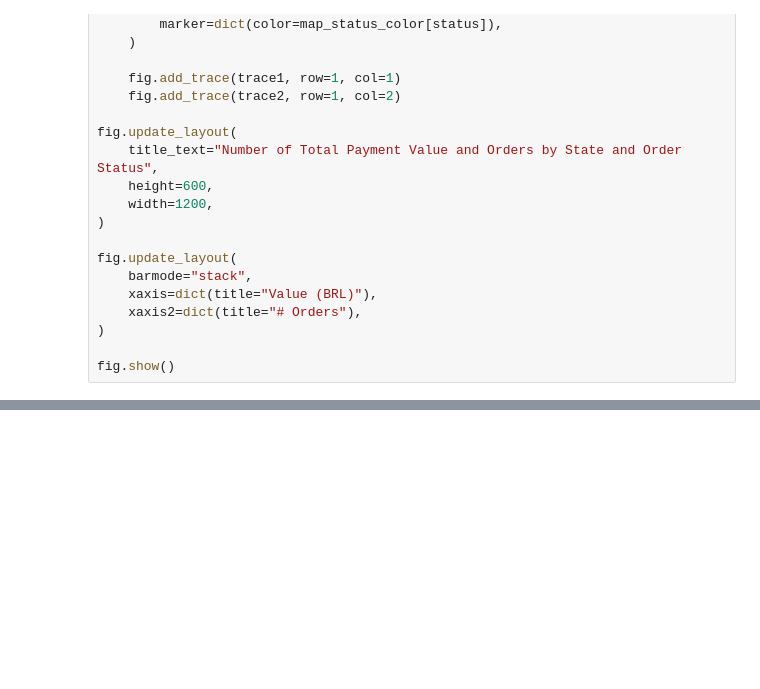
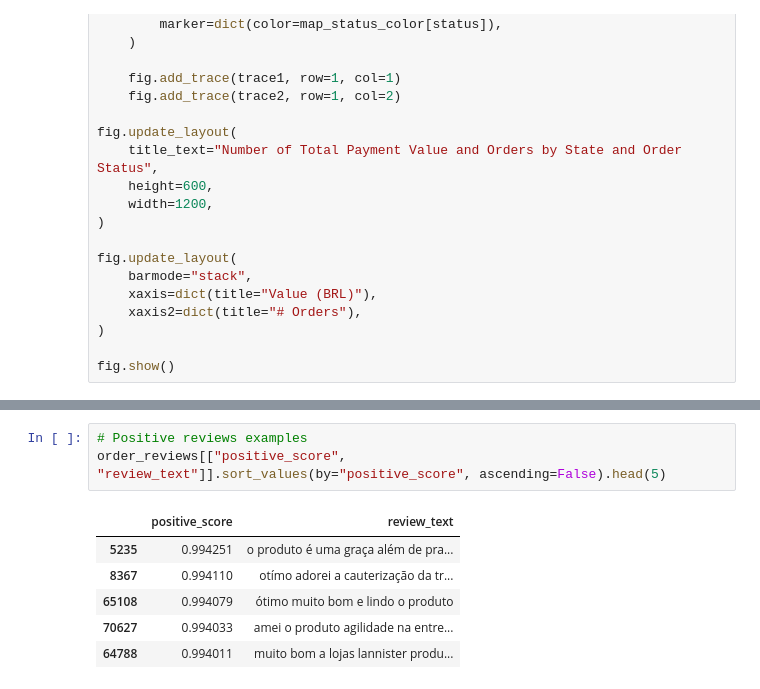
Before and after one commit to hturqueti/olist-brazilian-ecommerce-analysis, a Jupyter notebook: notebooks/01-orders-eda.ipynb, the cells around one changed output, grey strips where cells are left out. Drawn from its saved outputs; the diff is of its cells as text; blank space fills up the shorter version.

```diff
--- a/notebooks/01-orders-eda.ipynb
+++ b/notebooks/01-orders-eda.ipynb
@@ -280,0 +387,10 @@ fig.show()
+# %%
+# Positive reviews examples
+order_reviews[["positive_score", "review_text"]].sort_values(by="positive_score", ascending=False).head(5)
+# %% [output]
+|  | positive_score | review_text |
+| 5235 | 0.994251 | o produto é uma graça além de pra... |
+| 8367 | 0.994110 | otímo adorei a cauterização da tr... |
+| 65108 | 0.994079 | ótimo muito bom e lindo o produto |
+| 70627 | 0.994033 | amei o produto agilidade na entre... |
+| 64788 | 0.994011 | muito bom a lojas lannister produ... |
```
Also changed, not shown: parts of 12 cells of this notebook.
